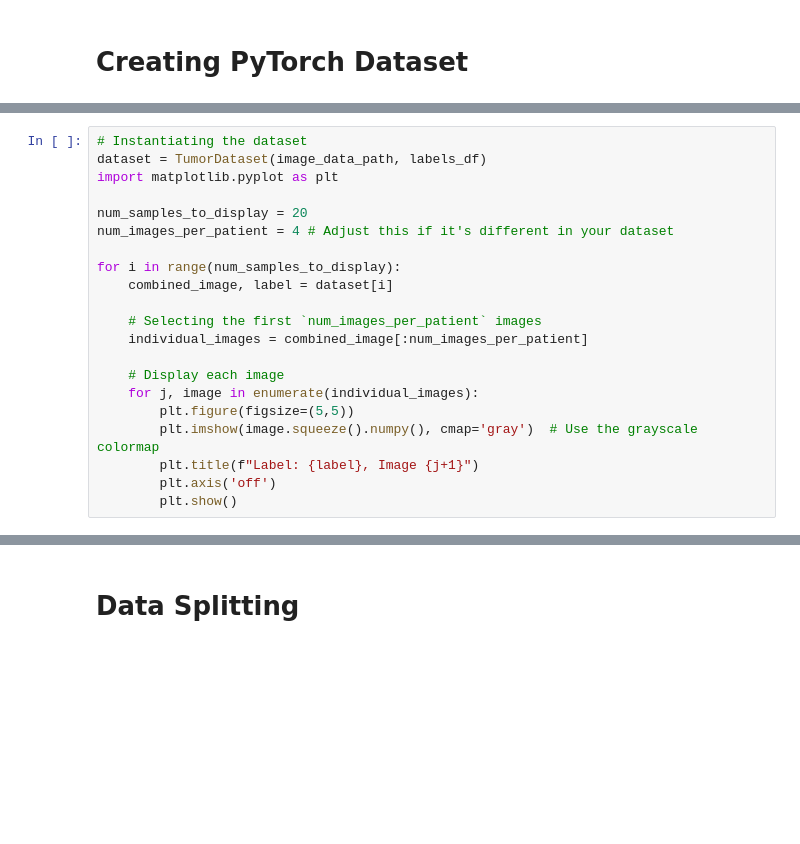
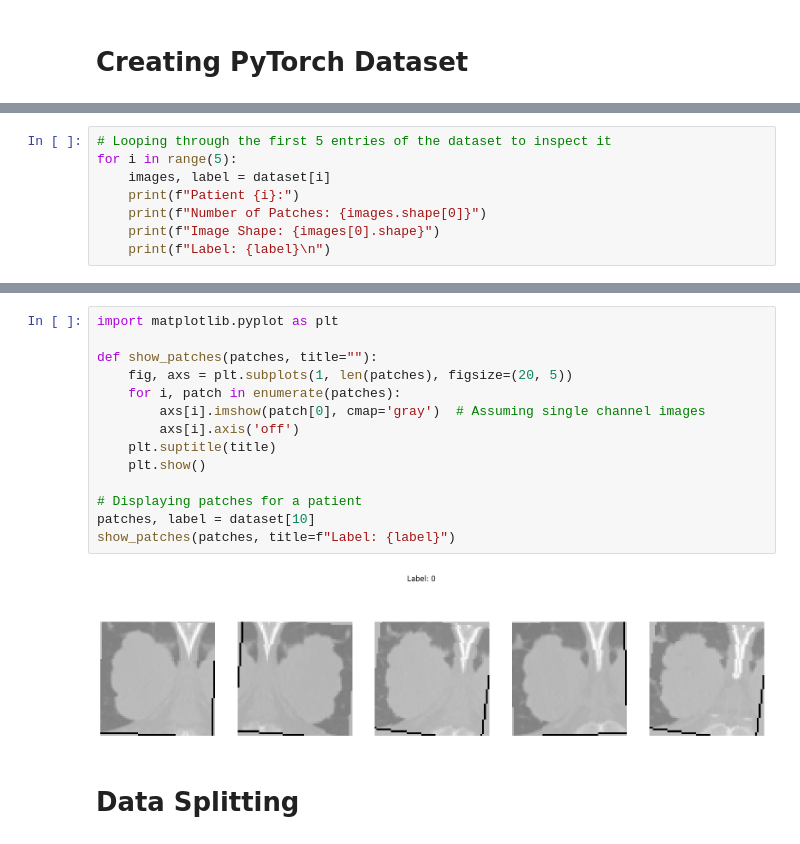
Before and after one commit to vbabua/Tumor-Classifier-Using-CNN, a Jupyter notebook: Tumor_Mutational_Status.ipynb, the cells around one changed output, grey strips where cells are left out. Cells and saved outputs as stored; diff of their text form; blank space fills up the shorter version.

```diff
--- a/Tumor_Mutational_Status.ipynb
+++ b/Tumor_Mutational_Status.ipynb
@@ -281,21 +135,0 @@ labels_csv_path = '/content/drive/MyDrive/PreciousMD/STAN_patches_segs/labels/ST
-# %%
-# Instantiating the dataset
-dataset = TumorDataset(image_data_path, labels_df)
-import matplotlib.pyplot as plt
-
-num_samples_to_display = 20
-num_images_per_patient = 4 # Adjust this if it's different in your dataset
-
-for i in range(num_samples_to_display):
-    combined_image, label = dataset[i]
-
-    # Selecting the first `num_images_per_patient` images
-    individual_images = combined_image[:num_images_per_patient]
-
-    # Display each image
-    for j, image in enumerate(individual_images):
-        plt.figure(figsize=(5,5))
-        plt.imshow(image.squeeze().numpy(), cmap='gray')  # Use the grayscale colormap
-        plt.title(f"Label: {label}, Image {j+1}")
-        plt.axis('off')
-        plt.show()
@@ -315,0 +195,8 @@ for i in range(num_samples_to_display):
+# %%
+# Looping through the first 5 entries of the dataset to inspect it
+for i in range(5):
+    images, label = dataset[i]
+    print(f"Patient {i}:")
+    print(f"Number of Patches: {images.shape[0]}")
+    print(f"Image Shape: {images[0].shape}")
+    print(f"Label: {label}\n")
@@ -316,3 +221,19 @@ for i in range(num_samples_to_display):
+# %%
+import matplotlib.pyplot as plt
+
+def show_patches(patches, title=""):
+    fig, axs = plt.subplots(1, len(patches), figsize=(20, 5))
+    for i, patch in enumerate(patches):
+        axs[i].imshow(patch[0], cmap='gray')  # Assuming single channel images
+        axs[i].axis('off')
+    plt.suptitle(title)
+    plt.show()
+
+# Displaying patches for a patient
+patches, label = dataset[10]
+show_patches(patches, title=f"Label: {label}")
+# %% [output]
+[figure, added]
 # %% [markdown]
 # Data Splitting
 # %%
```
Also changed, not shown: parts of 24 cells of this notebook.
